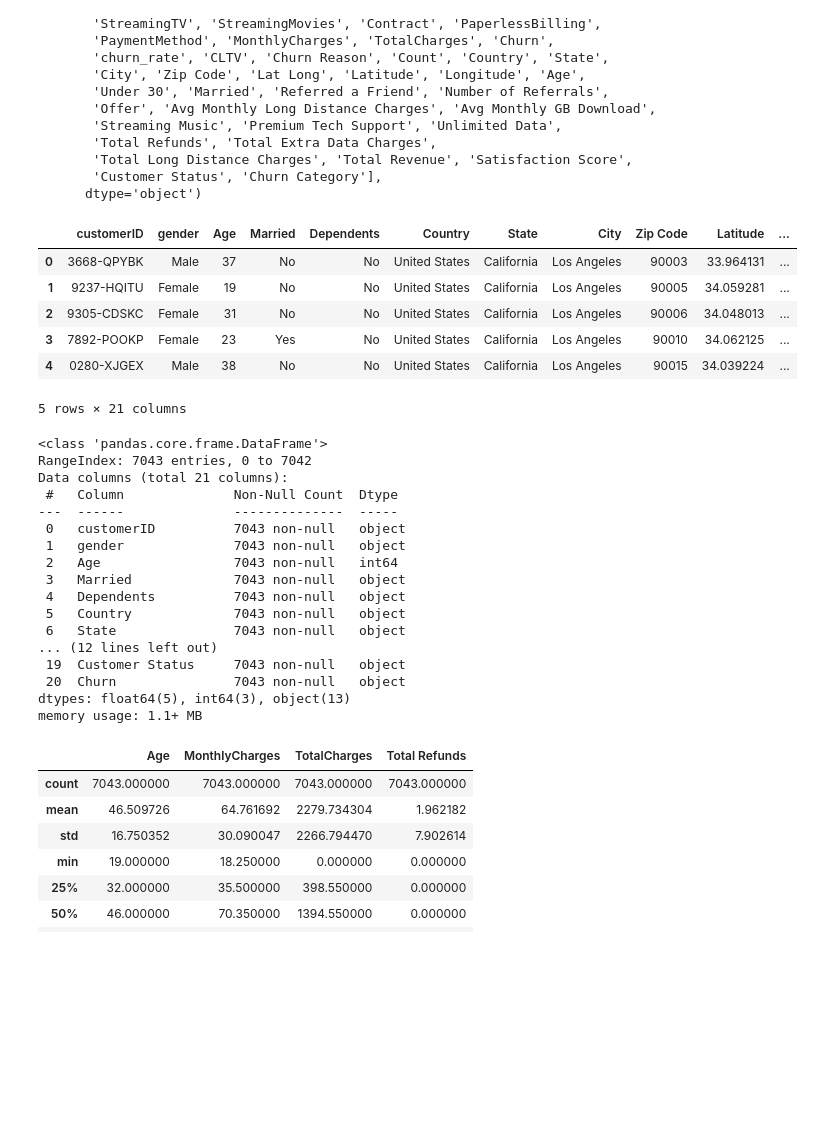
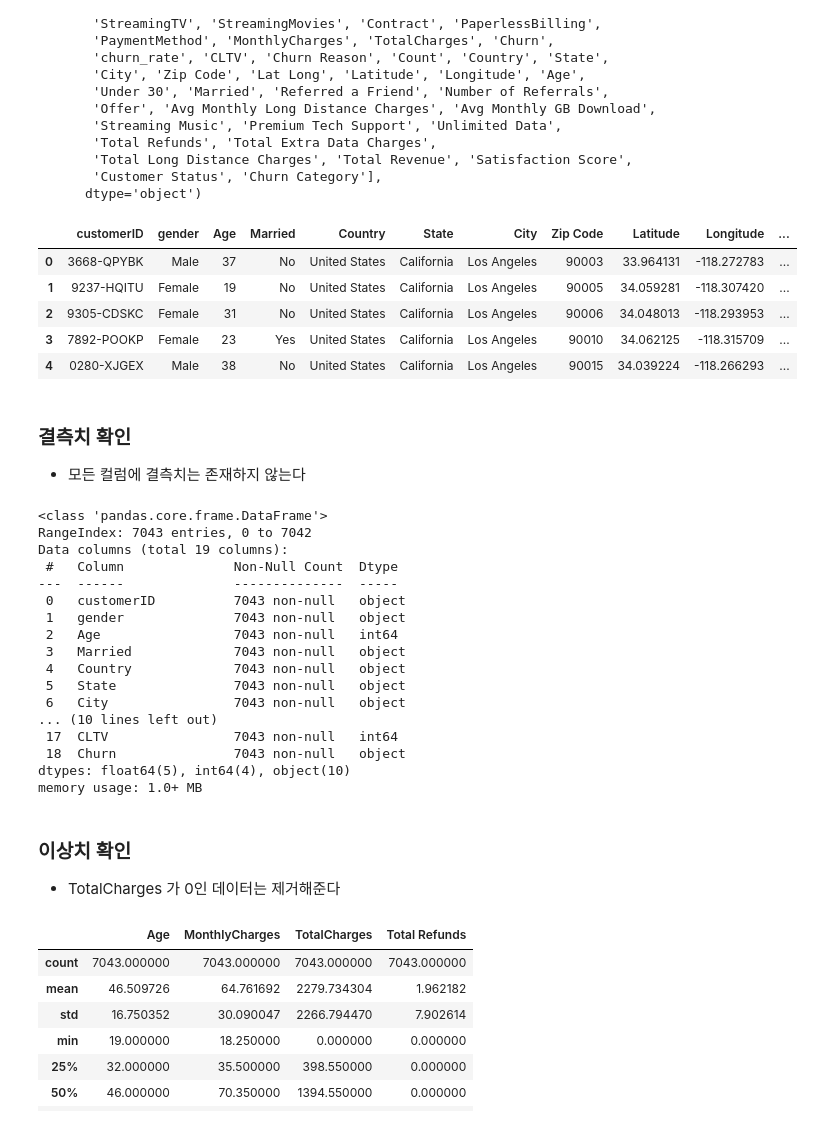
Before and after one commit to skywalker221-Minsoo/-DS-_ZeroBase_ML_Project, a Jupyter notebook: 장윤영/Telcom_Customer_Churn.ipynb, the cells around one changed output. Cells and saved outputs as stored; diff of their text form; code cells hidden in the pictures; blank space fills up the shorter version.

```diff
--- a/장윤영/Telcom_Customer_Churn.ipynb
+++ b/장윤영/Telcom_Customer_Churn.ipynb
@@ -130,41 +124,46 @@ Index(['customerID', 'gender', 'SeniorCitizen', 'Partner', 'Dependents',
       dtype='object')
 # %%
 # 필요한 컬럼만 사용 예정
-n_cols = ['customerID', 'gender', 'Age', 'Married', 'Dependents', 'Country', 'State', 'City', 'Zip Code', 'Latitude', 'Longitude',\
-          'PhoneService', 'MultipleLines', 'InternetService', 'Contract', \
-          'MonthlyCharges', 'TotalCharges', 'Total Refunds', 'Satisfaction Score', 'Customer Status', 'Churn']
+n_cols = ['customerID', 'gender', 'Age', 'Married', 'Country', 'State', 'City', 'Zip Code', 'Latitude', 'Longitude',\
+          'PhoneService', 'MultipleLines', 'Contract', \
+          'MonthlyCharges', 'TotalCharges', 'Total Refunds', 'Satisfaction Score', 'CLTV', 'Churn']
 
 
 churn_data = raw_data[n_cols]
 churn_data.head()
 # %% [output]
-|  | customerID | gender | Age | Married | Dependents | Country | State | City | Zip Code | Latitude | ... |
-| 0 | 3668-QPYBK | Male | 37 | No | No | United States | California | Los Angeles | 90003 | 33.964131 | ... |
-| 1 | 9237-HQITU | Female | 19 | No | No | United States | California | Los Angeles | 90005 | 34.059281 | ... |
-| 2 | 9305-CDSKC | Female | 31 | No | No | United States | California | Los Angeles | 90006 | 34.048013 | ... |
-| 3 | 7892-POOKP | Female | 23 | Yes | No | United States | California | Los Angeles | 90010 | 34.062125 | ... |
-| 4 | 0280-XJGEX | Male | 38 | No | No | United States | California | Los Angeles | 90015 | 34.039224 | ... |
+|  | customerID | gender | Age | Married | Country | State | City | Zip Code | Latitude | Longitude | ... |
+| 0 | 3668-QPYBK | Male | 37 | No | United States | California | Los Angeles | 90003 | 33.964131 | -118.272783 | ... |
+| 1 | 9237-HQITU | Female | 19 | No | United States | California | Los Angeles | 90005 | 34.059281 | -118.307420 | ... |
+| 2 | 9305-CDSKC | Female | 31 | No | United States | California | Los Angeles | 90006 | 34.048013 | -118.293953 | ... |
+| 3 | 7892-POOKP | Female | 23 | Yes | United States | California | Los Angeles | 90010 | 34.062125 | -118.315709 | ... |
+| 4 | 0280-XJGEX | Male | 38 | No | United States | California | Los Angeles | 90015 | 34.039224 | -118.266293 | ... |
-5 rows × 21 columns
+# %% [markdown]
+### 결측치 확인
+- 모든 컬럼에 결측치는 존재하지 않는다
 # %%
 churn_data.info()
 # %% [output]
 <class 'pandas.core.frame.DataFrame'>
 RangeIndex: 7043 entries, 0 to 7042
-Data columns (total 21 columns):
+Data columns (total 19 columns):
  #   Column              Non-Null Count  Dtype
 ---  ------              --------------  -----
  0   customerID          7043 non-null   object
  1   gender              7043 non-null   object
  2   Age                 7043 non-null   int64
  3   Married             7043 non-null   object
- 4   Dependents          7043 non-null   object
- 5   Country             7043 non-null   object
- 6   State               7043 non-null   object
-... (12 lines left out)
- 19  Customer Status     7043 non-null   object
- 20  Churn               7043 non-null   object
-dtypes: float64(5), int64(3), object(13)
-memory usage: 1.1+ MB
+ 4   Country             7043 non-null   object
+ 5   State               7043 non-null   object
+ 6   City                7043 non-null   object
+... (10 lines left out)
+ 17  CLTV                7043 non-null   int64
+ 18  Churn               7043 non-null   object
+dtypes: float64(5), int64(4), object(10)
+memory usage: 1.0+ MB
+# %% [markdown]
+### 이상치 확인
+- TotalCharges 가 0인 데이터는 제거해준다
 # %%
 churn_data[['Age', 'MonthlyCharges', 'TotalCharges', 'Total Refunds']].describe()
 # %% [output]
```
Also changed, not shown: parts of 29 cells of this notebook.
